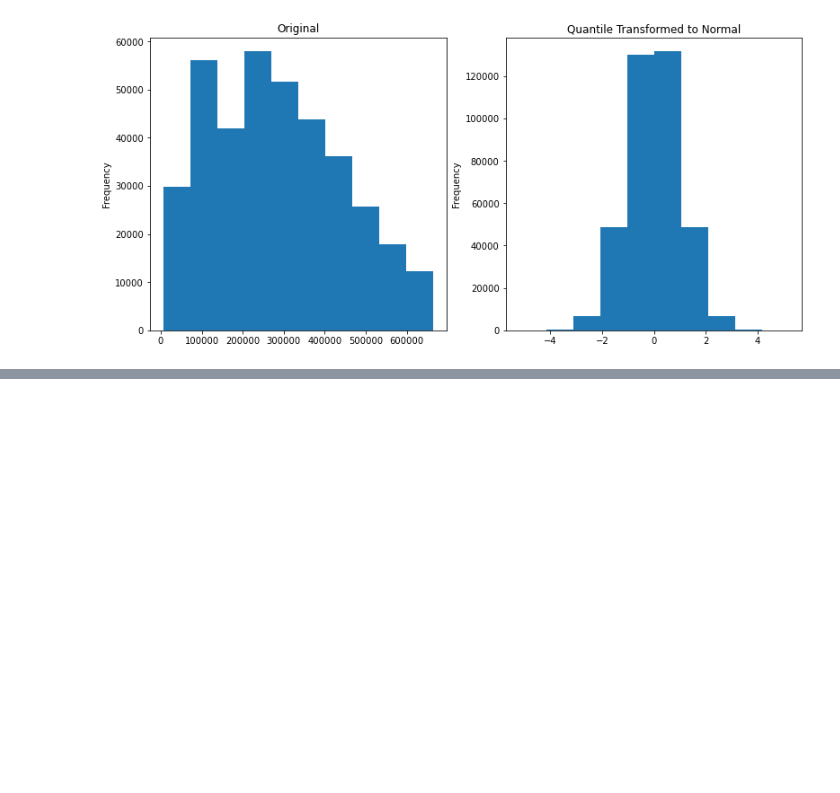
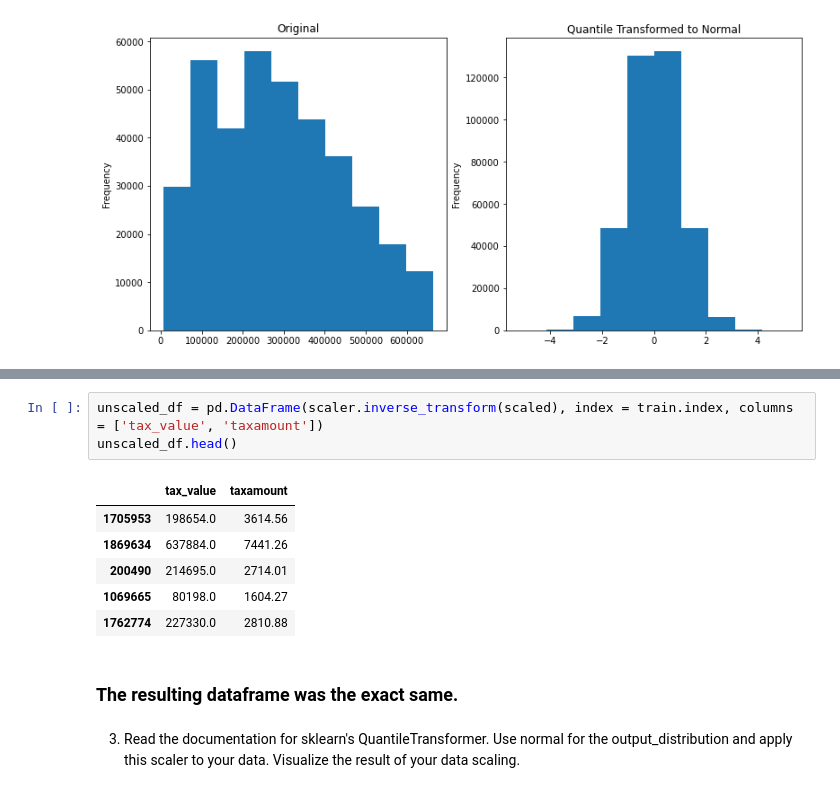
Before and after one commit to lopezelihezer/regression-exercises, a Jupyter notebook: scaling.ipynb, the cells around one changed output, grey strips where cells are left out. Cells and saved outputs as stored; diff of their text form; blank space fills up the shorter version.

```diff
--- a/scaling.ipynb
+++ b/scaling.ipynb
@@ -341,0 +386,14 @@ train.tax_value_scaled.plot.hist(title='Quantile Transformed to Normal');
+# %%
+unscaled_df = pd.DataFrame(scaler.inverse_transform(scaled), index = train.index, columns = ['tax_value', 'taxamount'])
+unscaled_df.head()
+# %% [output]
+|  | tax_value | taxamount |
+| 1705953 | 198654.0 | 3614.56 |
+| 1869634 | 637884.0 | 7441.26 |
+| 200490 | 214695.0 | 2714.01 |
+| 1069665 | 80198.0 | 1604.27 |
+| 1762774 | 227330.0 | 2810.88 |
+# %% [markdown]
+### The resulting dataframe was the exact same.
+# %% [markdown]
+3. Read the documentation for sklearn's QuantileTransformer. Use normal for the output_distribution and apply this scaler to your data. Visualize the result of your data scaling.
```
Also changed, not shown: parts of 8 cells of this notebook.
